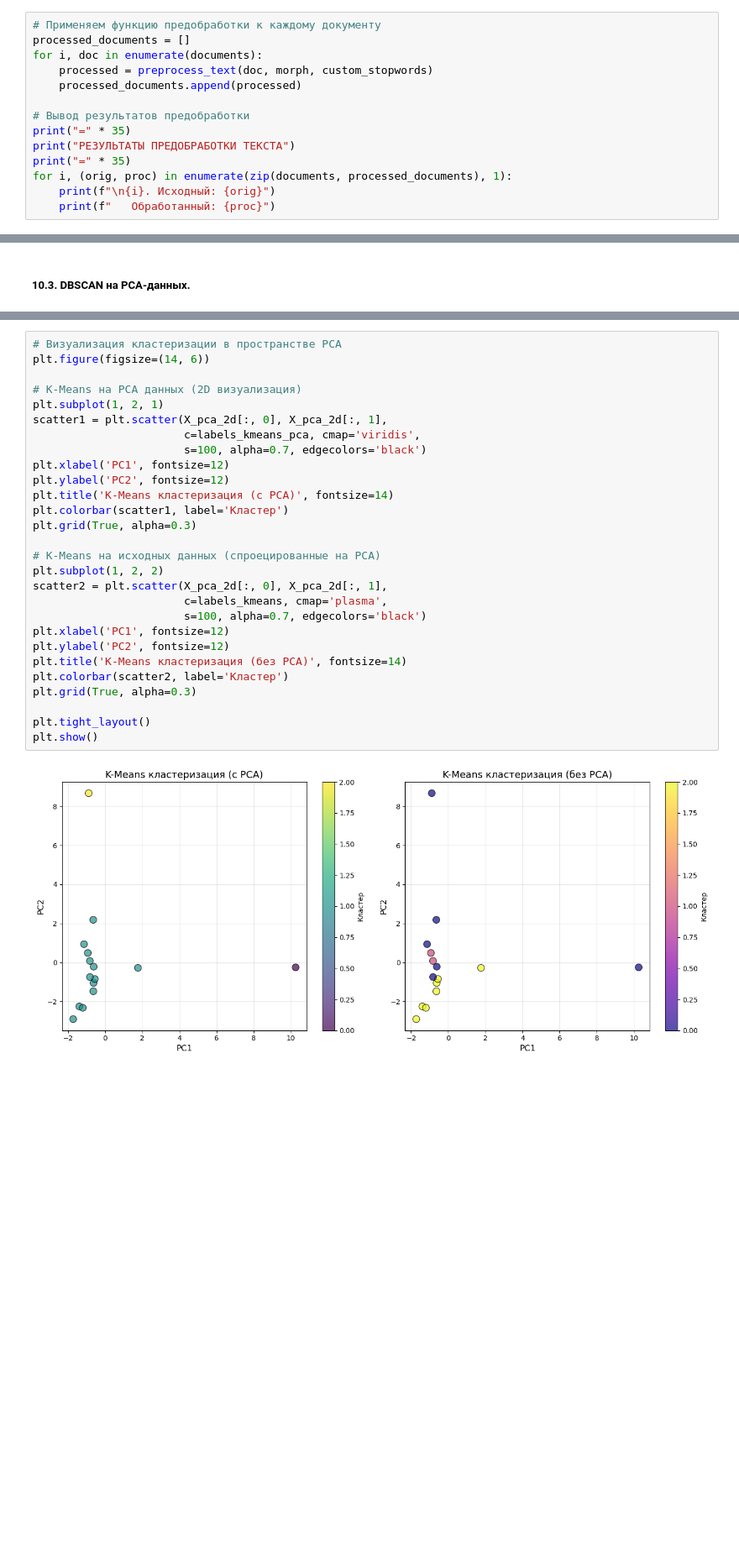
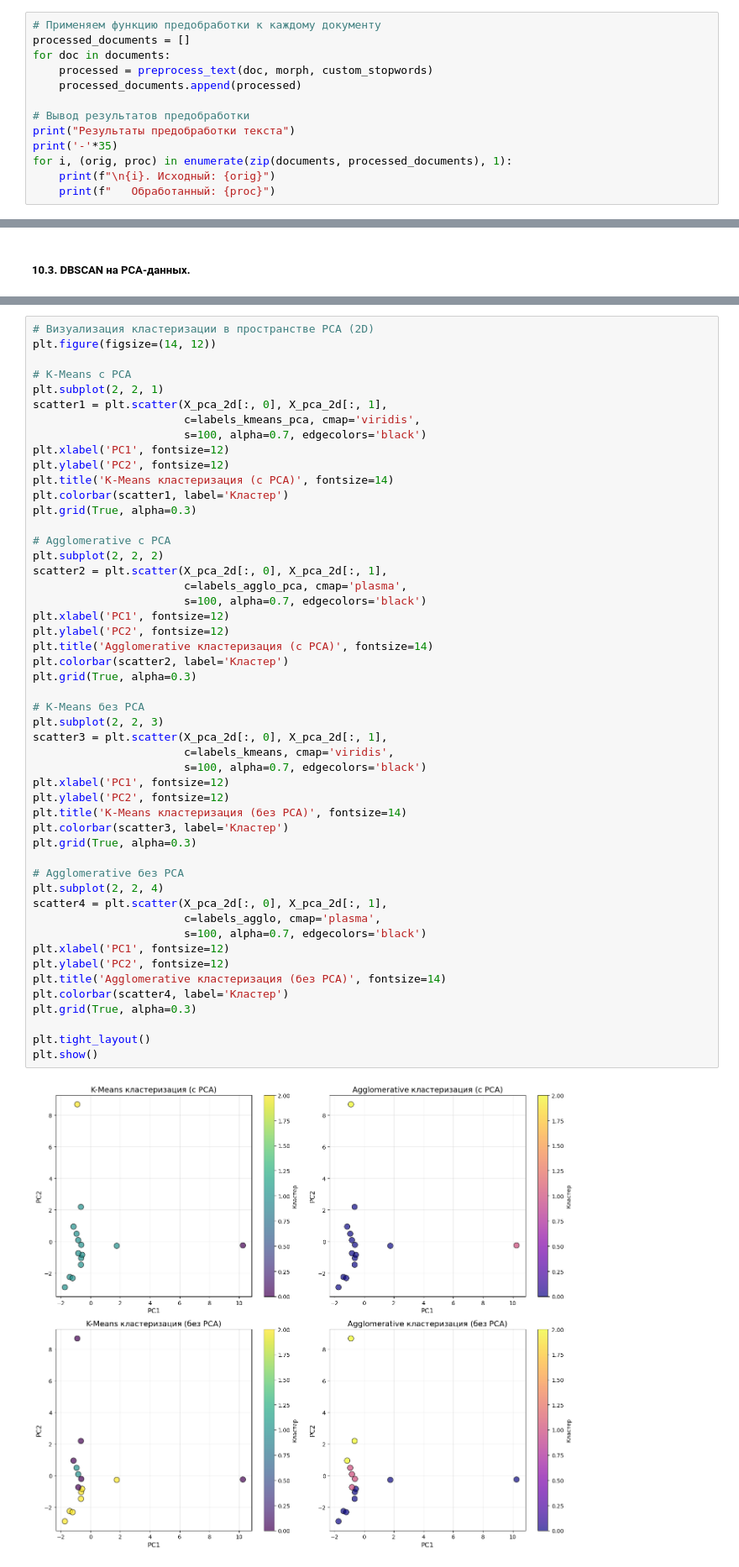
Before and after one commit to zumazoy-college/IPYNB-machine-learning, a Jupyter notebook: n8.ipynb, the cells around one changed output, grey strips where cells are left out. Shown at 84% size. Saved outputs shown, nothing was run; the diff lists cells and outputs as text; blank space fills up the shorter version.

```diff
--- a/n8.ipynb
+++ b/n8.ipynb
@@ -144,14 +152,13 @@ print(f"Пример стоп-слов: {list(custom_stopwords)[:10]}")
 # %%
 # Применяем функцию предобработки к каждому документу
 processed_documents = []
-for i, doc in enumerate(documents):
+for doc in documents:
     processed = preprocess_text(doc, morph, custom_stopwords)
     processed_documents.append(processed)
 
 # Вывод результатов предобработки
-print("=" * 35)
-print("РЕЗУЛЬТАТЫ ПРЕДОБРАБОТКИ ТЕКСТА")
-print("=" * 35)
+print("Результаты предобработки текста")
+print('-'*35)
 for i, (orig, proc) in enumerate(zip(documents, processed_documents), 1):
     print(f"\n{i}. Исходный: {orig}")
     print(f"   Обработанный: {proc}")
@@ -689,31 +986,53 @@ DBSCAN:
 # %%
-# Визуализация кластеризации в пространстве PCA
-plt.figure(figsize=(14, 6))
+# Визуализация кластеризации в пространстве PCA (2D)
+plt.figure(figsize=(14, 12))
 
-# K-Means на PCA данных (2D визуализация)
-plt.subplot(1, 2, 1)
+# K-Means с PCA
+plt.subplot(2, 2, 1)
 scatter1 = plt.scatter(X_pca_2d[:, 0], X_pca_2d[:, 1],
                        c=labels_kmeans_pca, cmap='viridis',
                        s=100, alpha=0.7, edgecolors='black')
 plt.xlabel('PC1', fontsize=12)
 plt.ylabel('PC2', fontsize=12)
 plt.title('K-Means кластеризация (с PCA)', fontsize=14)
 plt.colorbar(scatter1, label='Кластер')
 plt.grid(True, alpha=0.3)
 
-# K-Means на исходных данных (спроецированные на PCA)
-plt.subplot(1, 2, 2)
+# Agglomerative с PCA
+plt.subplot(2, 2, 2)
 scatter2 = plt.scatter(X_pca_2d[:, 0], X_pca_2d[:, 1],
-                       c=labels_kmeans, cmap='plasma',
+                       c=labels_agglo_pca, cmap='plasma',
+                       s=100, alpha=0.7, edgecolors='black')
+plt.xlabel('PC1', fontsize=12)
+plt.ylabel('PC2', fontsize=12)
+plt.title('Agglomerative кластеризация (с PCA)', fontsize=14)
+plt.colorbar(scatter2, label='Кластер')
+plt.grid(True, alpha=0.3)
+
+# K-Means без PCA
+plt.subplot(2, 2, 3)
+scatter3 = plt.scatter(X_pca_2d[:, 0], X_pca_2d[:, 1],
+                       c=labels_kmeans, cmap='viridis',
                        s=100, alpha=0.7, edgecolors='black')
 plt.xlabel('PC1', fontsize=12)
 plt.ylabel('PC2', fontsize=12)
 plt.title('K-Means кластеризация (без PCA)', fontsize=14)
-plt.colorbar(scatter2, label='Кластер')
+plt.colorbar(scatter3, label='Кластер')
+plt.grid(True, alpha=0.3)
+
+# Agglomerative без PCA
+plt.subplot(2, 2, 4)
+scatter4 = plt.scatter(X_pca_2d[:, 0], X_pca_2d[:, 1],
+                       c=labels_agglo, cmap='plasma',
+                       s=100, alpha=0.7, edgecolors='black')
+plt.xlabel('PC1', fontsize=12)
+plt.ylabel('PC2', fontsize=12)
+plt.title('Agglomerative кластеризация (без PCA)', fontsize=14)
+plt.colorbar(scatter4, label='Кластер')
 plt.grid(True, alpha=0.3)
 
 plt.tight_layout()
 plt.show()
 # %% [output]
-[figure, old version]
+[figure, new version]
 # %% [markdown]
```
Also changed, not shown: parts of 35 cells of this notebook, 1 other file.
